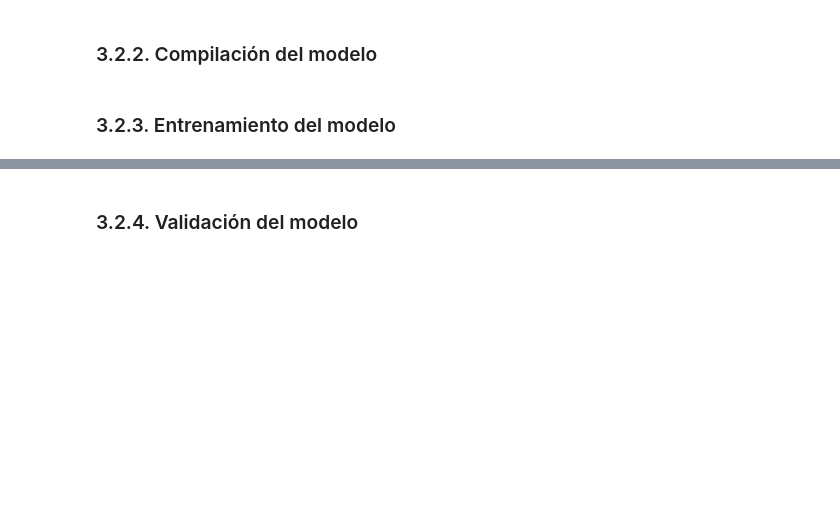
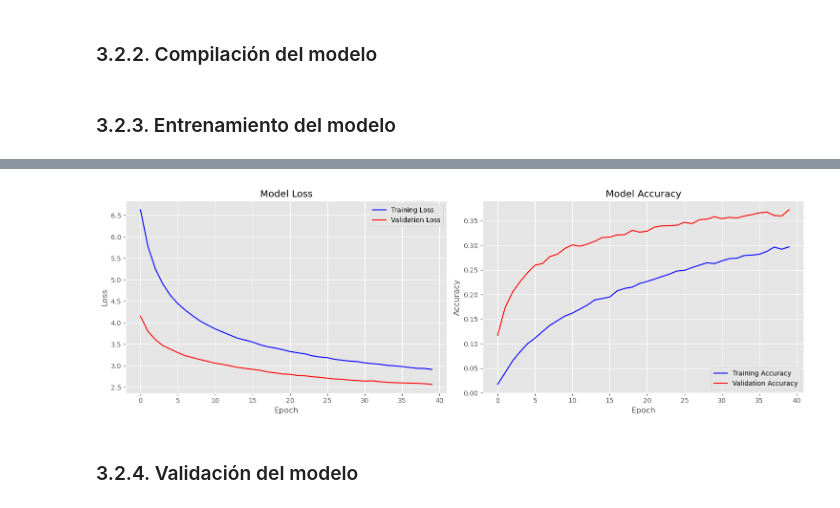
Before and after one commit to lcoronelh/CIFAR100, a Jupyter notebook: CIFAR100.ipynb, the cells around one changed output, grey strips where cells are left out. Cells and saved outputs as stored; diff of their text form; code cells hidden in the pictures; blank space fills up the shorter version.

```diff
--- a/CIFAR100.ipynb
+++ b/CIFAR100.ipynb
@@ -453,7 +419,7 @@ aquarium_fish       0.27      0.08      0.12       100
 base_model_ResNet50 = ResNet50(
     weights='imagenet',
     include_top=False,
-    input_shape = (x_test_ResNet.shape[1], x_test_ResNet.shape[2], x_test_ResNet.shape[3]),
+    input_shape = (x_train_ResNet.shape[1], x_train_ResNet.shape[2], x_train_ResNet.shape[3]),
     pooling="max"
 )
 base_model_ResNet50.trainable = False
@@ -498,10 +467,12 @@ validation_generator_ResNet50 = datagenResNet50.flow(
     batch_size=256,
     subset="validation")
 
-model_ResNet50.fit(
+print("[INFO]: Training the model...")
+
+H_model_ResNet = model_ResNet50.fit(
     train_generator_ResNet50,
     validation_data = validation_generator_ResNet50,
-    epochs=100,
+    epochs=40,
     callbacks=callbacks_resnet50,
     verbose=1
 )
@@ -508,2 +499,31 @@ model_ResNet50.fit(
+# %%
+# Get number of epochs from history
+n_epochs = len(H_model_ResNet.history["loss"])
+
+# Create figure with two subplots
+plt.style.use("ggplot")
+fig, (ax1, ax2) = plt.subplots(1, 2, figsize=(15, 5))
+
+# Plot Loss
+ax1.plot(np.arange(0, n_epochs), H_model_ResNet.history["loss"], label="Training Loss", color='blue')
+ax1.plot(np.arange(0, n_epochs), H_model_ResNet.history["val_loss"], label="Validation Loss", color='red')
+ax1.set_title("Model Loss")
+ax1.set_xlabel("Epoch")
+ax1.set_ylabel("Loss")
+ax1.legend(loc='upper right')
+
+# Plot Accuracy
+ax2.plot(np.arange(0, n_epochs), H_model_ResNet.history["accuracy"], label="Training Accuracy", color='blue')
+ax2.plot(np.arange(0, n_epochs), H_model_ResNet.history["val_accuracy"], label="Validation Accuracy", color='red')
+ax2.set_title("Model Accuracy")
+ax2.set_xlabel("Epoch")
+ax2.set_ylabel("Accuracy")
+ax2.legend(loc='lower right')
+
+# Adjust layout and display
+plt.tight_layout()
+plt.show()
+# %% [output]
+[figure, added]
 # %% [markdown]
 ### 3.2.4. Validación del modelo
```
Also changed, not shown: parts of 10 cells of this notebook.
